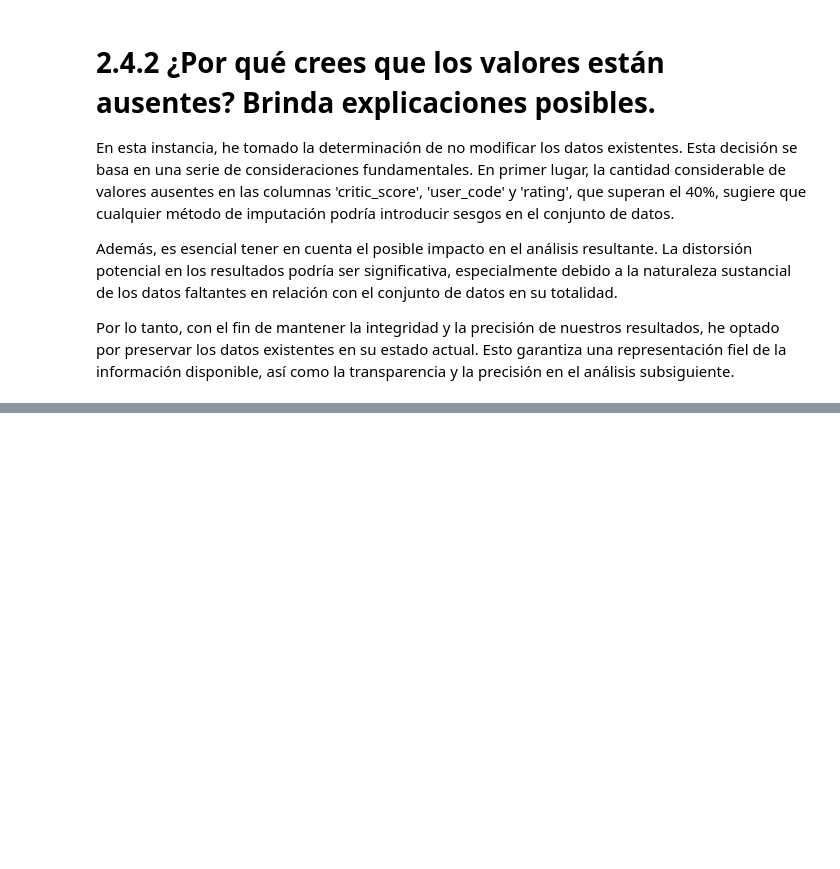
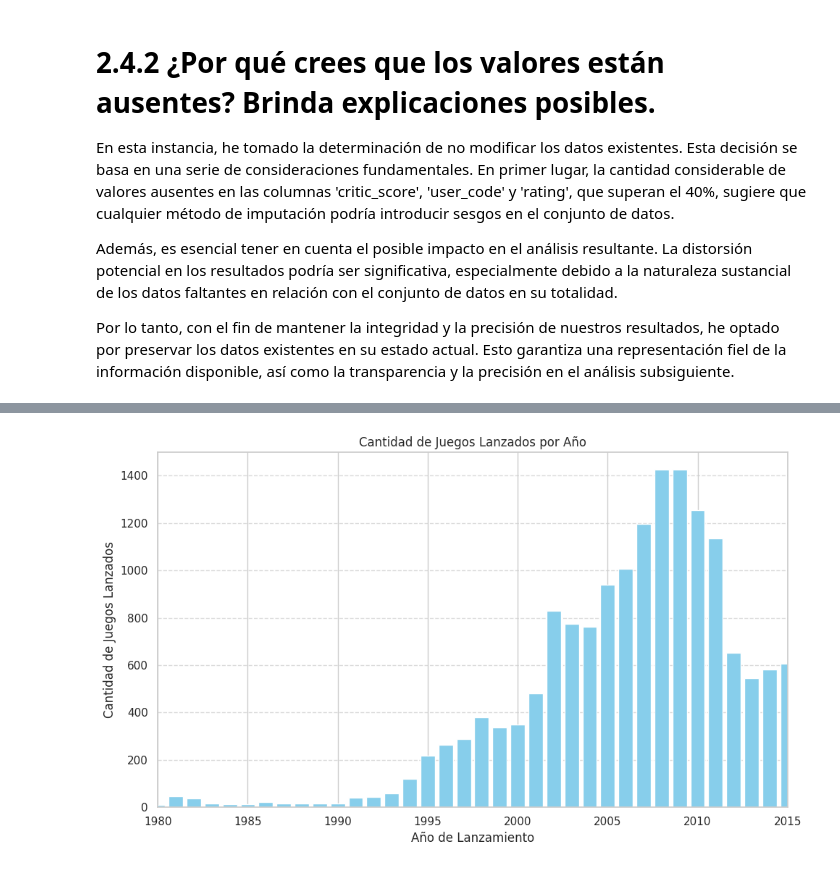
Before and after one commit to Samuelluisjuan/Proyects_Tripleten-Sprin_6_Proyect, a Jupyter notebook: Analitics_company.ipynb, the cells around one changed output, grey strips where cells are left out. Cells and saved outputs as stored; diff of their text form; code cells hidden in the pictures; blank space fills up the shorter version.

```diff
--- a/Analitics_company.ipynb
+++ b/Analitics_company.ipynb
@@ -97,9 +98,6 @@ display(df_game.head(10))
 # 2.2 Combierte los datos en tipos necesarios
 # %%
 #Convierte los datos en los tipos necesarios.
-
-# Limpiar la columna 'year_of_release' y convertirla a tipo de dato int
-df_game['year_of_release'] = pd.to_numeric(df_game['year_of_release'], errors='coerce').fillna(0).astype(int)
 
 # Limpiar la columna 'user_score'
 df_game['user_score'] = pd.to_numeric(df_game['user_score'], errors='coerce')
@@ -107,7 +105,6 @@ df_game['user_score'] = pd.to_numeric(df_game['user_score'], errors='coerce')
 # Convertir las columnas a tipo float
 df_game['user_score'] = df_game['user_score'].astype(float)
 display(df_game.info())
-display(df_game)
 # %% [output]
 <class 'pandas.core.frame.DataFrame'>
 RangeIndex: 16715 entries, 0 to 16714
@@ -173,0 +174,6 @@ Por lo tanto, con el fin de mantener la integridad y la precisión de nuestros r
+# %%
+# En esta parte estamos cambiando los valores 'tbd' a valores NAN
+df_game['user_score'] = df_game['user_score'].replace('tbd', np.nan)
+# Aqui estamos conbirtiendo de nuevo la columna 'user_score' a tipo de dato float
+df_game['user_score'] = df_game['user_score'].astype(float)
+df_game.user_score.unique()
@@ -173,0 +200,3 @@ Por lo tanto, con el fin de mantener la integridad y la precisión de nuestros r
+# %%
+# Con este codigo estamos sumando todas las ventas de cada pais, sumandolas y creando una nueva columna llamada 'sales_all'
+df_game['sales_all'] = df_game['na_sales'] + df_game['eu_sales'] + df_game['jp_sales'] + df_game['other_sales']
@@ -173,0 +242,4 @@ Por lo tanto, con el fin de mantener la integridad y la precisión de nuestros r
+# %%
+# Con este codigo estamos agrupando la columna 'year_of_release' y contando los videojuegos de la columna 'name'
+count_games =  df_game.groupby('year_of_release')['name'].count()
+display(count_games.head())
@@ -173,0 +254,17 @@ Por lo tanto, con el fin de mantener la integridad y la precisión de nuestros r
+# %%
+# Crear el gráfico de barras
+plt.figure(figsize=(10, 6))
+plt.bar(count_games.index, count_games.values, color='skyblue')
+
+plt.xlabel('Año de Lanzamiento')
+plt.ylabel('Cantidad de Juegos Lanzados')
+plt.title('Cantidad de Juegos Lanzados por Año')
+
+plt.xlim(1980, 2015)
+
+plt.xticks(range(1980, 2016, 5))
+plt.grid(axis='y', linestyle='--', alpha=0.7)
+plt.tight_layout()
+plt.show()
+# %% [output]
+[figure, added]
```
Also changed, not shown: parts of 24 cells of this notebook, 2 other files.
